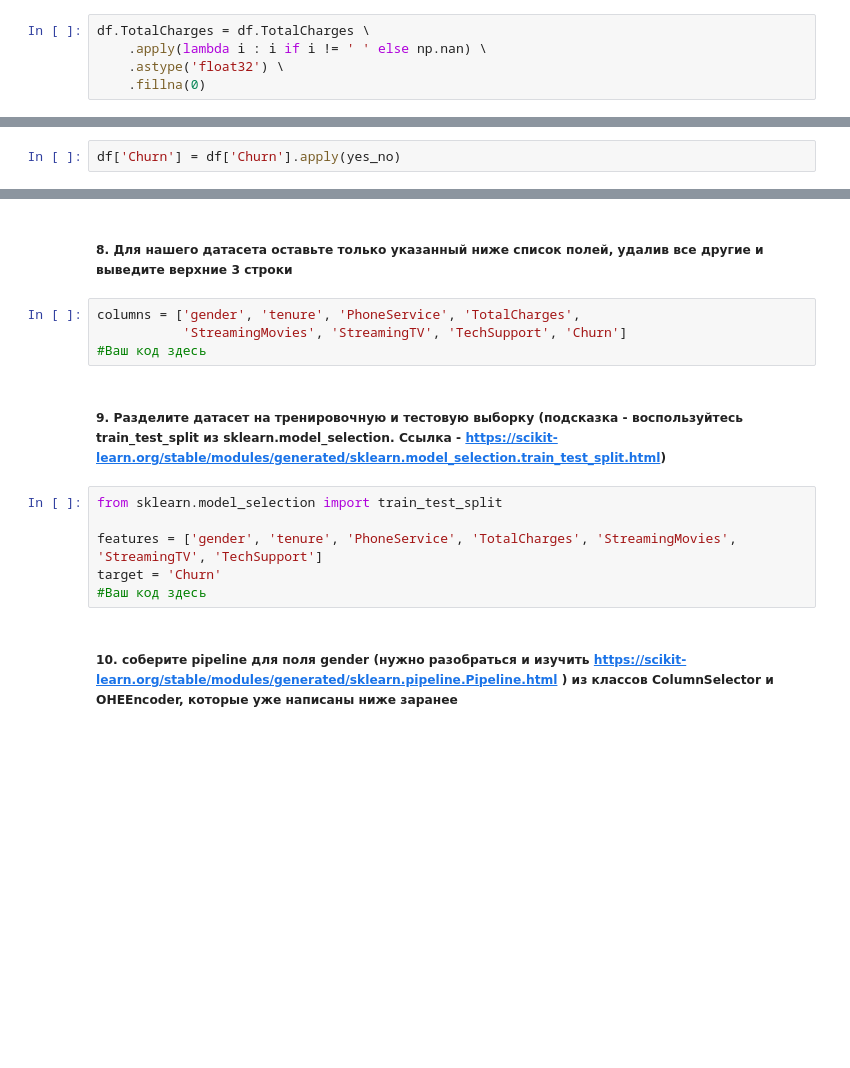
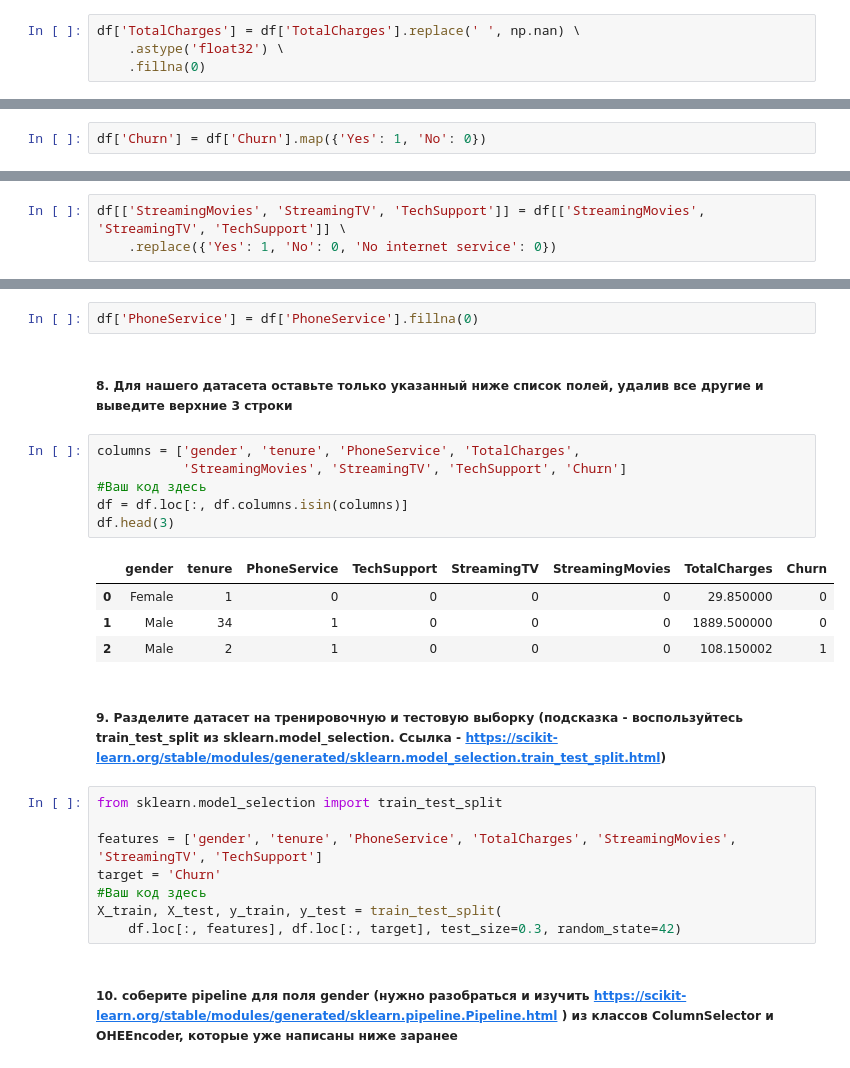
Before and after one commit to koryagin2006/GB_Course_Machine_learning_in_business, a Jupyter notebook: HW_1 Data-driven-подход в helpdesk.ipynb, the cells around one changed output, grey strips where cells are left out. Saved outputs shown, nothing was run; the diff lists cells and outputs as text; blank space fills up the shorter version.

```diff
--- a/HW_1 Data-driven-подход в helpdesk.ipynb
+++ b/HW_1 Data-driven-подход в helpdesk.ipynb
@@ -92,8 +81,7 @@ array([0, 1], dtype=int64)
 # %% [markdown]
 ##### 5. Сделайте замену пробелов в поле TotalCharges на np.nan и приведите поле к типу данных float32. Затем заполните оставшиеся пропуски значением 0 с помощью метода fillna у столбца. Снова выведите статистики и сравните с тем, что вы видели в вопросе 3
 # %%
-df.TotalCharges = df.TotalCharges \
-    .apply(lambda i : i if i != ' ' else np.nan) \
+df['TotalCharges'] = df['TotalCharges'].replace(' ', np.nan) \
     .astype('float32') \
     .fillna(0)
 # %%
@@ -111,6 +99,6 @@ Name: TotalCharges, dtype: float64
 # %% [markdown]
 ##### 6. Сделайте замену значений поля Churn на числовые (Yes -> 1, No - 0)
 # %%
-df['Churn'] = df['Churn'].apply(yes_no)
+df['Churn'] = df['Churn'].map({'Yes': 1, 'No': 0})
 # %% [markdown]
 ##### 7. Сделайте замену значений полей StreamingMovies, StreamingTV, TechSupport  на числовые (Yes -> 1, No -> 0, No internet service->0)
@@ -133,2 +105,5 @@ df[['StreamingMovies', 'StreamingTV', 'TechSupport']].applymap(yes_no)
+# %%
+df[['StreamingMovies', 'StreamingTV', 'TechSupport']] = df[['StreamingMovies', 'StreamingTV', 'TechSupport']] \
+    .replace({'Yes': 1, 'No': 0, 'No internet service': 0})
 # %% [markdown]
 ##### 8. Заполните пропуски в поле PhoneService значением 0
@@ -141,9 +110,18 @@ Name: PhoneService, dtype: int64
+# %%
+df['PhoneService'] = df['PhoneService'].fillna(0)
 # %% [markdown]
 ##### 8. Для нашего датасета оставьте только указанный ниже список полей, удалив все другие и выведите верхние 3 строки
 # %%
 columns = ['gender', 'tenure', 'PhoneService', 'TotalCharges',
            'StreamingMovies', 'StreamingTV', 'TechSupport', 'Churn']
 #Ваш код здесь
+df = df.loc[:, df.columns.isin(columns)]
+df.head(3)
+# %% [output]
+|  | gender | tenure | PhoneService | TechSupport | StreamingTV | StreamingMovies | TotalCharges | Churn |
+| 0 | Female | 1 | 0 | 0 | 0 | 0 | 29.850000 | 0 |
+| 1 | Male | 34 | 1 | 0 | 0 | 0 | 1889.500000 | 0 |
+| 2 | Male | 2 | 1 | 0 | 0 | 0 | 108.150002 | 1 |
 # %% [markdown]
 ##### 9. Разделите датасет на тренировочную и тестовую выборку (подсказка - воспользуйтесь train_test_split из sklearn.model_selection. Ссылка - https://scikit-learn.org/stable/modules/generated/sklearn.model_selection.train_test_split.html)
 # %%
@@ -152,6 +130,8 @@ from sklearn.model_selection import train_test_split
 features = ['gender', 'tenure', 'PhoneService', 'TotalCharges', 'StreamingMovies', 'StreamingTV', 'TechSupport']
 target = 'Churn'
 #Ваш код здесь
+X_train, X_test, y_train, y_test = train_test_split(
+    df.loc[:, features], df.loc[:, target], test_size=0.3, random_state=42)
 # %% [markdown]
 ##### 10. соберите pipeline для поля gender (нужно разобраться и изучить https://scikit-learn.org/stable/modules/generated/sklearn.pipeline.Pipeline.html ) из классов ColumnSelector и OHEEncoder, которые уже написаны ниже заранее
 # %%
```
Also changed, not shown: parts of 5 cells of this notebook.
